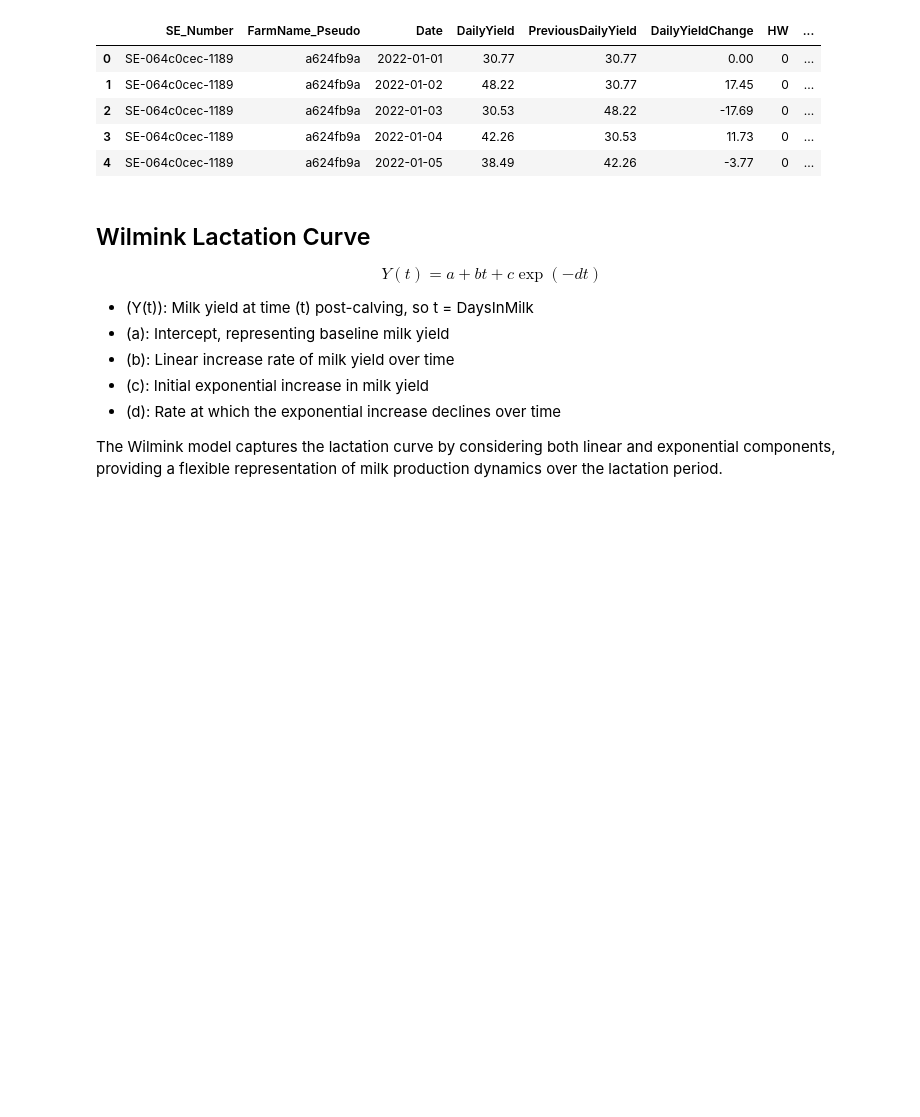
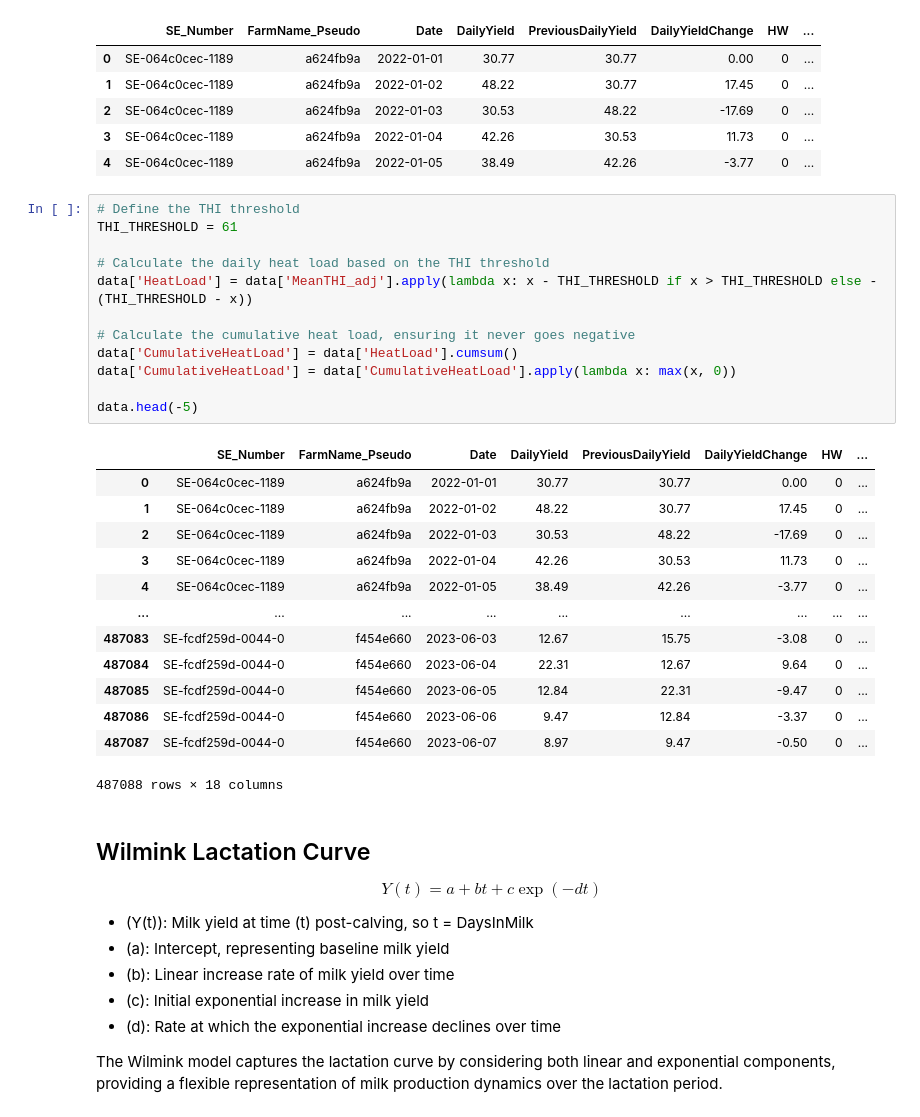
Before and after one commit to jockepolis/HeatStressEvaluationSummer24, a Jupyter notebook: IdentifyHeatstress/HeatApproachYield.ipynb, the cells around one changed output. Drawn from its saved outputs; the diff is of its cells as text; blank space fills up the shorter version.

```diff
--- a/IdentifyHeatstress/HeatApproachYield.ipynb
+++ b/IdentifyHeatstress/HeatApproachYield.ipynb
@@ -106,6 +109,32 @@ data.head()
 | 2 | SE-064c0cec-1189 | a624fb9a | 2022-01-03 | 30.53 | 48.22 | -17.69 | 0 | ... |
 | 3 | SE-064c0cec-1189 | a624fb9a | 2022-01-04 | 42.26 | 30.53 | 11.73 | 0 | ... |
 | 4 | SE-064c0cec-1189 | a624fb9a | 2022-01-05 | 38.49 | 42.26 | -3.77 | 0 | ... |
+# %%
+# Define the THI threshold
+THI_THRESHOLD = 61
+
+# Calculate the daily heat load based on the THI threshold
+data['HeatLoad'] = data['MeanTHI_adj'].apply(lambda x: x - THI_THRESHOLD if x > THI_THRESHOLD else -(THI_THRESHOLD - x))
+
+# Calculate the cumulative heat load, ensuring it never goes negative
+data['CumulativeHeatLoad'] = data['HeatLoad'].cumsum()
+data['CumulativeHeatLoad'] = data['CumulativeHeatLoad'].apply(lambda x: max(x, 0))
+
+data.head(-5)
+# %% [output]
+|  | SE_Number | FarmName_Pseudo | Date | DailyYield | PreviousDailyYield | DailyYieldChange | HW | ... |
+| 0 | SE-064c0cec-1189 | a624fb9a | 2022-01-01 | 30.77 | 30.77 | 0.00 | 0 | ... |
+| 1 | SE-064c0cec-1189 | a624fb9a | 2022-01-02 | 48.22 | 30.77 | 17.45 | 0 | ... |
+| 2 | SE-064c0cec-1189 | a624fb9a | 2022-01-03 | 30.53 | 48.22 | -17.69 | 0 | ... |
+| 3 | SE-064c0cec-1189 | a624fb9a | 2022-01-04 | 42.26 | 30.53 | 11.73 | 0 | ... |
+| 4 | SE-064c0cec-1189 | a624fb9a | 2022-01-05 | 38.49 | 42.26 | -3.77 | 0 | ... |
+| ... | ... | ... | ... | ... | ... | ... | ... | ... |
+| 487083 | SE-fcdf259d-0044-0 | f454e660 | 2023-06-03 | 12.67 | 15.75 | -3.08 | 0 | ... |
+| 487084 | SE-fcdf259d-0044-0 | f454e660 | 2023-06-04 | 22.31 | 12.67 | 9.64 | 0 | ... |
+| 487085 | SE-fcdf259d-0044-0 | f454e660 | 2023-06-05 | 12.84 | 22.31 | -9.47 | 0 | ... |
+| 487086 | SE-fcdf259d-0044-0 | f454e660 | 2023-06-06 | 9.47 | 12.84 | -3.37 | 0 | ... |
+| 487087 | SE-fcdf259d-0044-0 | f454e660 | 2023-06-07 | 8.97 | 9.47 | -0.50 | 0 | ... |
+487088 rows × 18 columns
 # %% [markdown]
 ## Wilmink Lactation Curve
 $$
```
Also changed, not shown: parts of 4 cells of this notebook, 2 other files.
